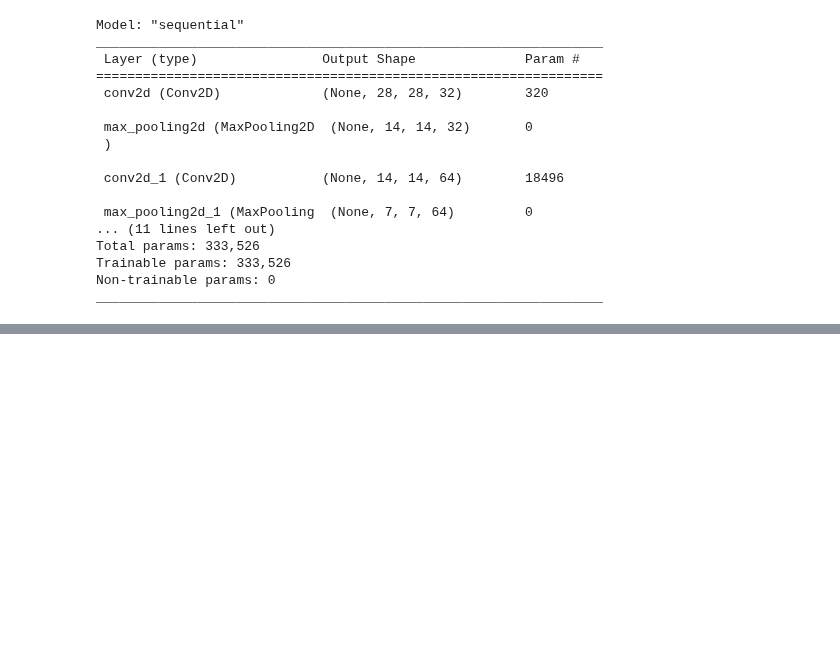
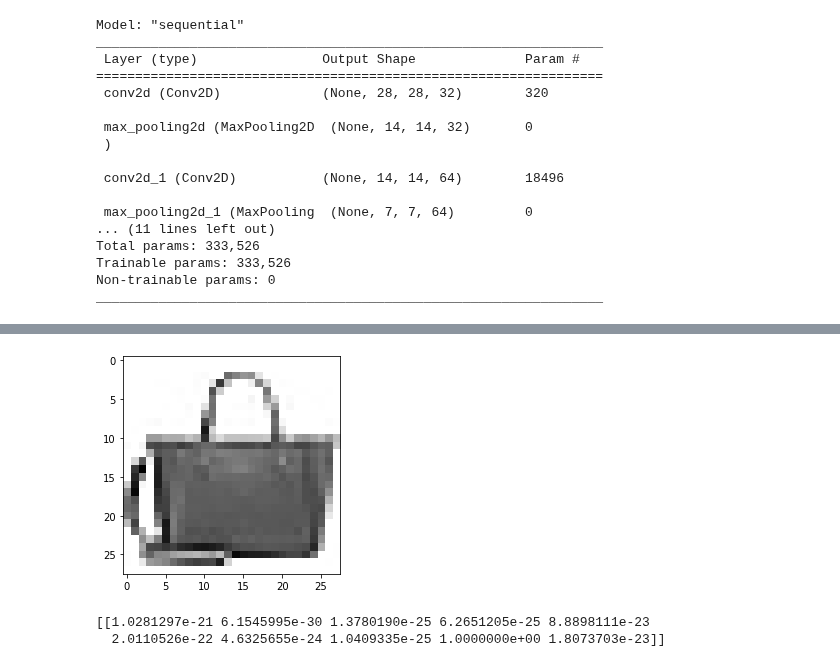
Before and after one commit to KevinTheRainmaker/ML_DL_Basics, a Jupyter notebook: HonGong_ML_DL/21_Img_Classification_with_CNN.ipynb, the cells around one changed output, grey strips where cells are left out. Cells and saved outputs as stored; diff of their text form; code cells hidden in the pictures; blank space fills up the shorter version.

```diff
--- a/HonGong_ML_DL/21_Img_Classification_with_CNN.ipynb
+++ b/HonGong_ML_DL/21_Img_Classification_with_CNN.ipynb
@@ -92,0 +152,11 @@ _________________________________________________________________
+# %%
+plt.imshow(val_scaled[0].reshape(28,28), cmap='gray_r')
+plt.show()
+# %% [output]
+[figure, added]
+# %%
+preds = model.predict(val_scaled[0:1])
+print(preds)
+# %% [output]
+[[1.0281297e-21 6.1545995e-30 1.3780190e-25 6.2651205e-25 8.8898111e-23
+  2.0110526e-22 4.6325655e-24 1.0409335e-25 1.0000000e+00 1.8073703e-23]]
```
Also changed, not shown: parts of 15 cells of this notebook.
